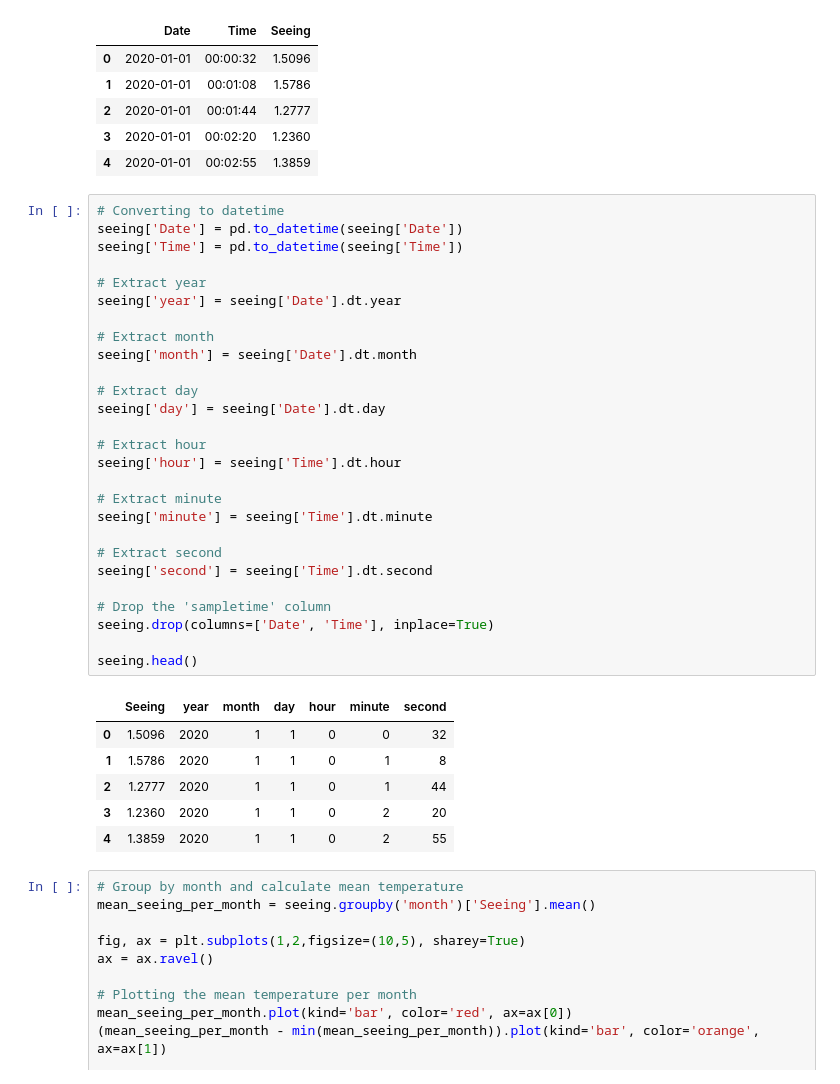
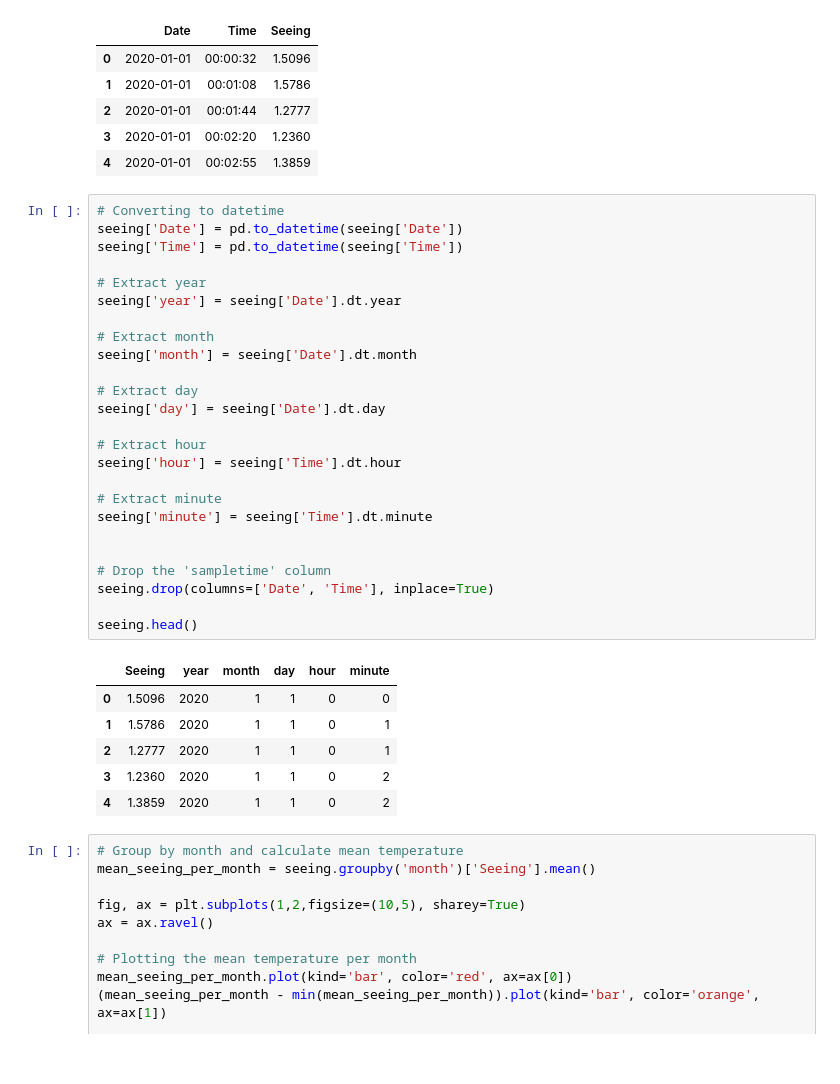
Before and after one commit to gdapablo/Seeing_forecast, a Jupyter notebook: notebooks/ML_seeing.ipynb, the cells around one changed output. Drawn from its saved outputs; the diff is of its cells as text.

```diff
--- a/notebooks/ML_seeing.ipynb
+++ b/notebooks/ML_seeing.ipynb
@@ -334,37 +329,35 @@ seeing.head()
 # %%
 # Converting to datetime
 seeing['Date'] = pd.to_datetime(seeing['Date'])
 seeing['Time'] = pd.to_datetime(seeing['Time'])
 
 # Extract year
 seeing['year'] = seeing['Date'].dt.year
 
 # Extract month
 seeing['month'] = seeing['Date'].dt.month
 
 # Extract day
 seeing['day'] = seeing['Date'].dt.day
 
 # Extract hour
 seeing['hour'] = seeing['Time'].dt.hour
 
 # Extract minute
 seeing['minute'] = seeing['Time'].dt.minute
 
-# Extract second
-seeing['second'] = seeing['Time'].dt.second
 
 # Drop the 'sampletime' column
 seeing.drop(columns=['Date', 'Time'], inplace=True)
 
 seeing.head()
 # %% [output]
-|  | Seeing | year | month | day | hour | minute | second |
-| 0 | 1.5096 | 2020 | 1 | 1 | 0 | 0 | 32 |
-| 1 | 1.5786 | 2020 | 1 | 1 | 0 | 1 | 8 |
-| 2 | 1.2777 | 2020 | 1 | 1 | 0 | 1 | 44 |
-| 3 | 1.2360 | 2020 | 1 | 1 | 0 | 2 | 20 |
-| 4 | 1.3859 | 2020 | 1 | 1 | 0 | 2 | 55 |
+|  | Seeing | year | month | day | hour | minute |
+| 0 | 1.5096 | 2020 | 1 | 1 | 0 | 0 |
+| 1 | 1.5786 | 2020 | 1 | 1 | 0 | 1 |
+| 2 | 1.2777 | 2020 | 1 | 1 | 0 | 1 |
+| 3 | 1.2360 | 2020 | 1 | 1 | 0 | 2 |
+| 4 | 1.3859 | 2020 | 1 | 1 | 0 | 2 |
 # %%
 # Group by month and calculate mean temperature
 mean_seeing_per_month = seeing.groupby('month')['Seeing'].mean()
```
Also changed, not shown: parts of 22 cells of this notebook.
